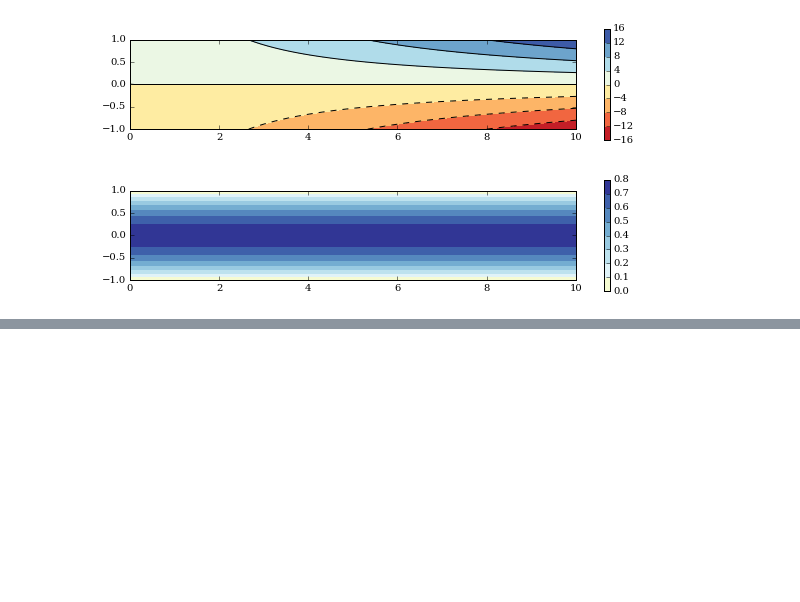
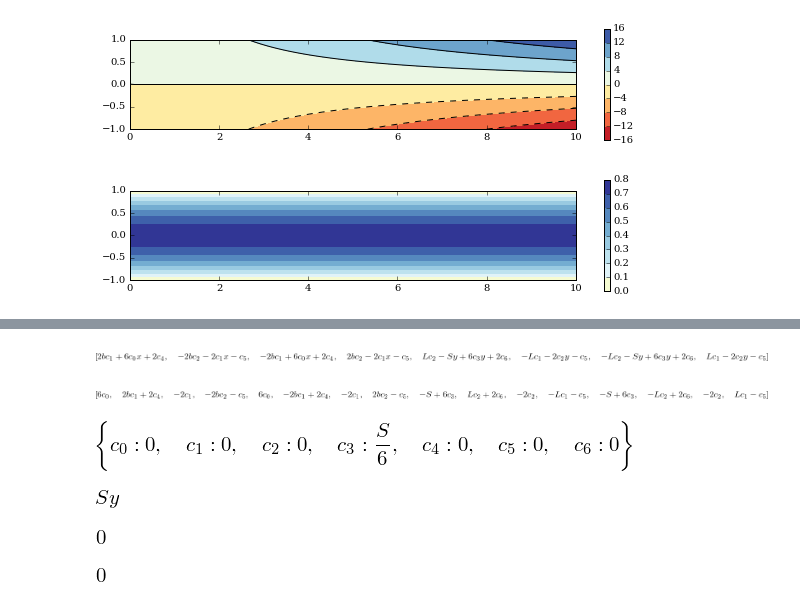
Before and after one commit to nicoguaro/notebooks_examples, a Jupyter notebook: Airy stress functions.ipynb, the cells around one changed output, grey strips where cells are left out. Drawn from its saved outputs; the diff is of its cells as text; code cells hidden in the pictures; blank space fills up the shorter version.

```diff
--- a/Airy stress functions.ipynb
+++ b/Airy stress functions.ipynb
@@ -106,0 +122,19 @@ plt.show()
+# %%
+conds = [s22.subs(y, b),
+         s12.subs(y, b),
+         s22.subs(y, -b),
+         s12.subs(y, -b),
+         s11.subs(x, L/2) - S*y,
+         s12.subs(x, L/2),
+         s11.subs(x, -L/2) - S*y,
+         s12.subs(x, -L/2)]
+
+conds
+# %% [output]
+[figure, added]
+# %%
+eqlist = [coef for cond in conds for coef in Poly(cond, (x, y)).coeffs()]
+
+eqlist
+# %% [output]
+[figure, added]
@@ -106,0 +143,16 @@ plt.show()
+# %%
+sol
+# %% [output]
+[figure, added]
+# %%
+s11.subs(sol)
+# %% [output]
+[figure, added]
+# %%
+s12.subs(sol)
+# %% [output]
+[figure, added]
+# %%
+s22.subs(sol)
+# %% [output]
+[figure, added]
```
Also changed, not shown: parts of 18 cells of this notebook, 3 other files.
